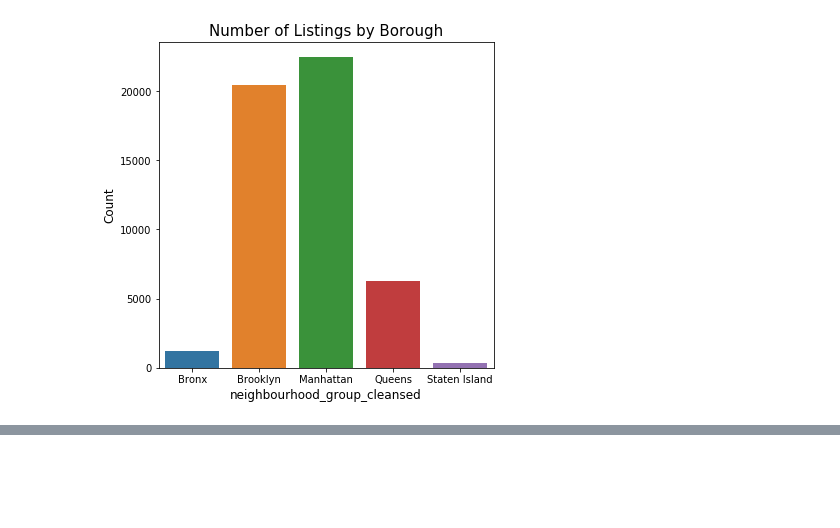
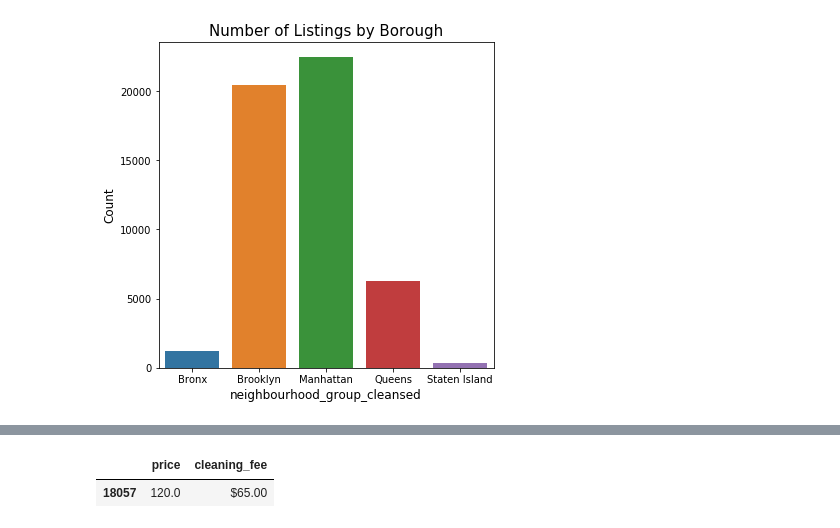
Before and after one commit to dcollaguazo/Airbnb-Price-Prediction, a Jupyter notebook: variable_exploration/Aisha/Aisha_Airbnb_Dataset.ipynb, the cells around one changed output, grey strips where cells are left out. Saved outputs shown, nothing was run; the diff lists cells and outputs as text; code cells hidden in the pictures; blank space fills up the shorter version.

```diff
--- a/variable_exploration/Aisha/Aisha_Airbnb_Dataset.ipynb
+++ b/variable_exploration/Aisha/Aisha_Airbnb_Dataset.ipynb
@@ -127,6 +127,3 @@ def convert_string_to_int(row):
     row = row.replace('within a day', '3')
     row = row.replace('a few days or more', '4')
     return row
-# %%
-#take $ away from Price
-data.price = [x.strip('$') for x in data.price]
@@ -132,0 +164,6 @@ data.price = [x.strip('$') for x in data.price]
+# %%
+filt = data['id'] == 16202962
+data[['price', 'cleaning_fee']][filt].head()
+# %% [output]
+|  | price | cleaning_fee |
+| 18057 | 120.0 | $65.00 |
```
Also changed, not shown: parts of 14 cells of this notebook.
